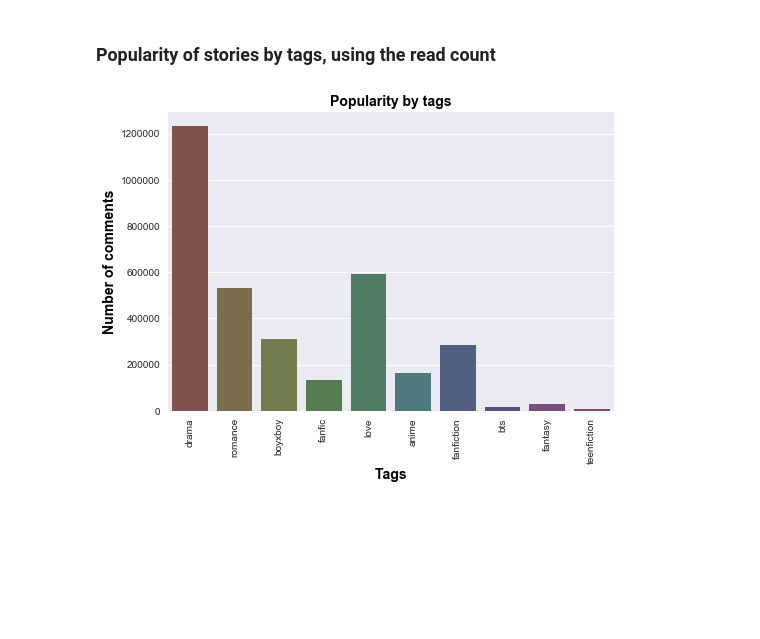
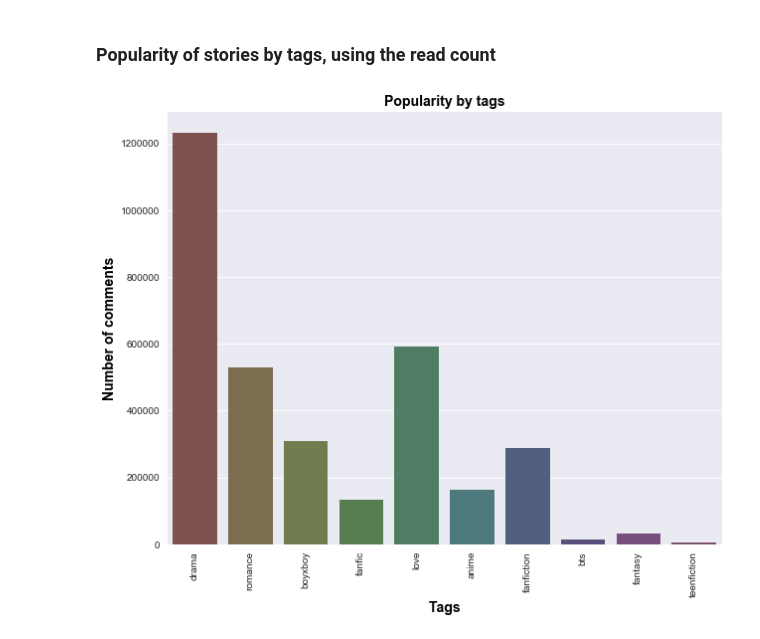
Before and after one commit to rupalimayekar/ProjectWattpad, a Jupyter notebook: WattpadAnalysis.ipynb, the cells around one changed output. Cells and saved outputs as stored; diff of their text form; code cells hidden in the pictures; blank space fills up the shorter version.

```diff
--- a/WattpadAnalysis.ipynb
+++ b/WattpadAnalysis.ipynb
@@ -340,12 +344,14 @@ plt.show()
 # %% [markdown]
 ### Popularity of stories by tags, using the read count
 # %%
+plt.figure(figsize=(10,8))
+
 sns.barplot(x="tag", y="reads", data=reads_df, palette=sns.hls_palette(10, l=.4, s=.3))
 plt.title("Popularity by tags",fontdict=font)
 plt.ylabel("Number of comments",fontdict=font)
 plt.xlabel("Tags",fontdict=font)
 plt.xticks(rotation="vertical")
 plt.savefig("Images/popularity_tags_by_reads.png")
 plt.show()
 # %% [output]
-[figure, old version]
+[figure, new version]
```
Also changed, not shown: parts of 3 cells of this notebook, 4 other files.
